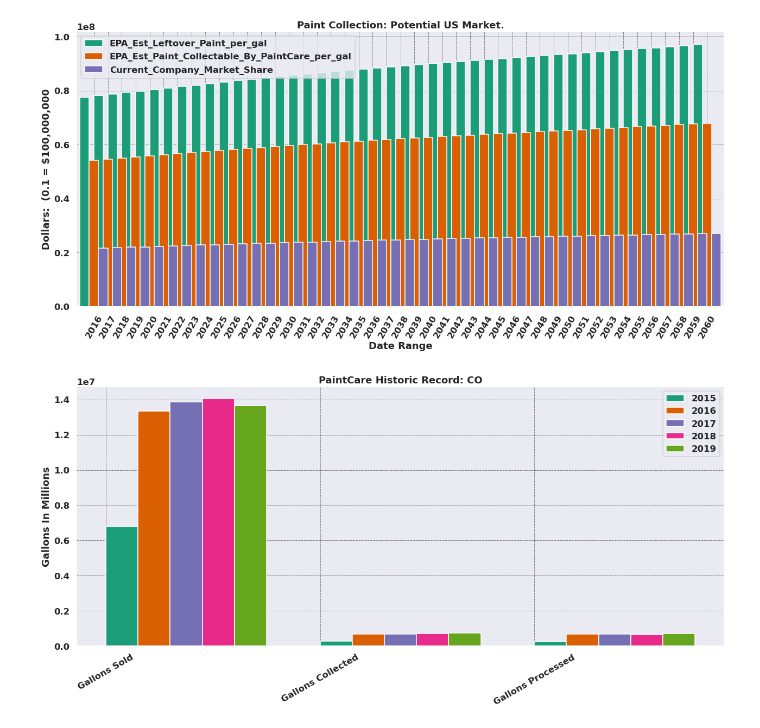
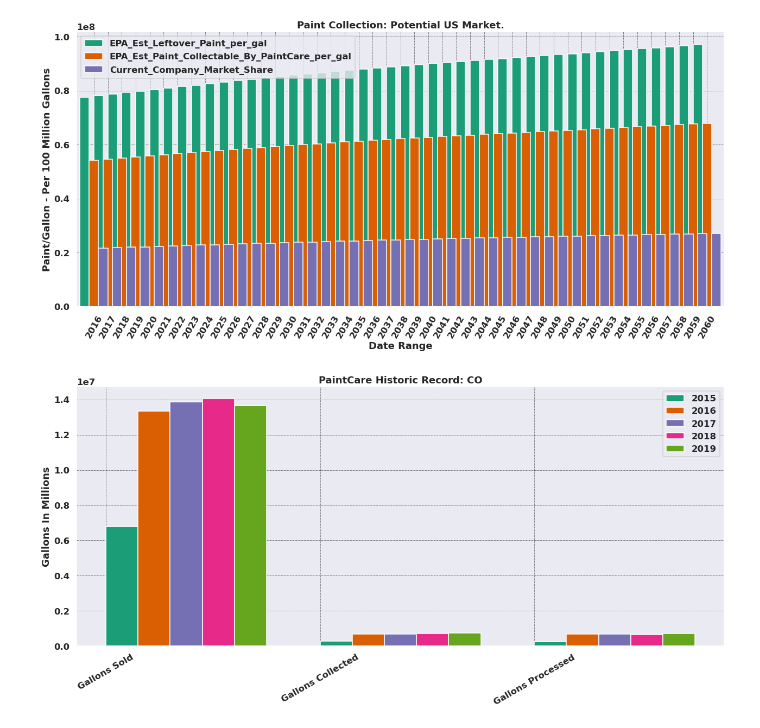
Before and after one commit to ramraider011235/Something-About-Paint-A-New-Industry-is-Born-, a Jupyter notebook: final_lab.ipynb, the cells around one changed output. Cells and saved outputs as stored; diff of their text form; code cells hidden in the pictures.

```diff
--- a/notebooks/final_lab.ipynb
+++ b/final_lab.ipynb
@@ -68,35 +68,35 @@ data = clean()
 ### ### ### ### ### ###    ### ### ### ### ### ###     ### ### ### ### ### ###
 
 def census():
     census = data[0][['year','total_pop']]
     census['total_pop'] = census['total_pop'].astype(float)
     census['EPA_Annual_Est_Paint_Sold_per_gal'] = census['total_pop'] * 2.4
     census['EPA_Est_Leftover_Paint_per_gal'] = census['EPA_Annual_Est_Paint_Sold_per_gal'] * 0.10
     census['EPA_Est_Paint_Collectable_By_PaintCare_per_gal'] = census['EPA_Est_Leftover_Paint_per_gal'] * 0.70
     census['Current_Company_Market_Share'] = census['EPA_Est_Paint_Collectable_By_PaintCare_per_gal'] * 0.4
 
     x = np.arange(len(census['EPA_Est_Leftover_Paint_per_gal']))
     y = np.arange((census['EPA_Est_Leftover_Paint_per_gal'].max()), 500000)
 
     fig = plt.figure(figsize=(18, 9))
 
     ax = fig.add_subplot(111)
     census[['EPA_Est_Leftover_Paint_per_gal', 'EPA_Est_Paint_Collectable_By_PaintCare_per_gal', 'Current_Company_Market_Share']].plot(kind = 'bar', ax=ax, width = 2)
 
-    ax.set_ylabel('Dollars:  (0.1 = $100,000,000', fontweight='bold')
+    ax.set_ylabel('Paint/Gallon - Per 100 Million Gallons', fontweight='bold')
     ax.set_xlabel('Date Range', fontweight='bold')
     ax.set_xticks(x)
     ax.set_xticklabels(census['year'], rotation = 60, fontweight='bold')
     ax.set_yticks(y , [['EPA_Est_Leftover_Paint_per_gal', 'EPA_Est_Paint_Collectable_By_PaintCare_per_gal', 'Current_Company_Market_Share']])
     ax.set_title('Paint Collection: Potential US Market.', fontweight='bold')
     plt.grid(which="major", color='k', linestyle='-.', linewidth=0.5)
     sns.set(style='darkgrid', context='talk', palette='Dark2')
     plt.tight_layout()
     plt.savefig('/home/gordon/galvanize/capstones/capstone1/images/census_bar_potential_mkt.png')
     plt.show()
 census()
 # %% [output]
-[figure, old version]
+[figure, new version]
 # %%
 ### ### ### ### ### ###    ### ### ### ### ### ###     ### ### ### ### ### ###
 
```
Also changed, not shown: 2 other files.
